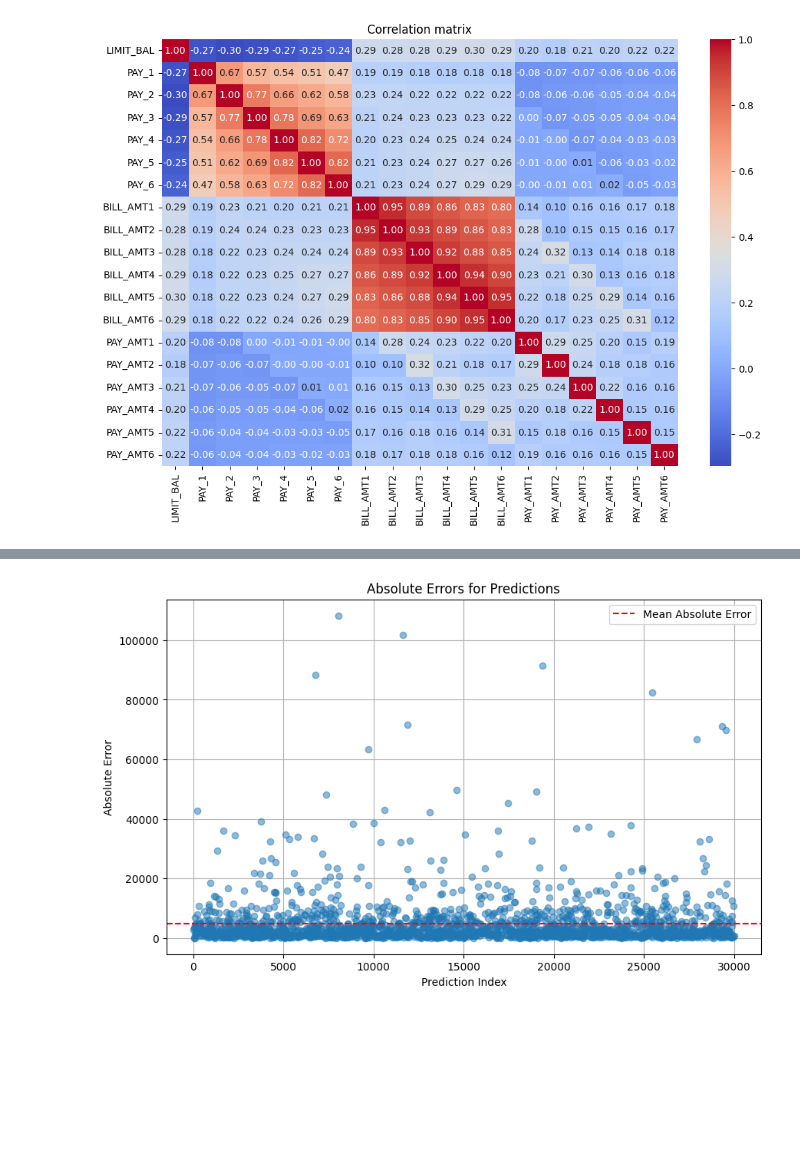
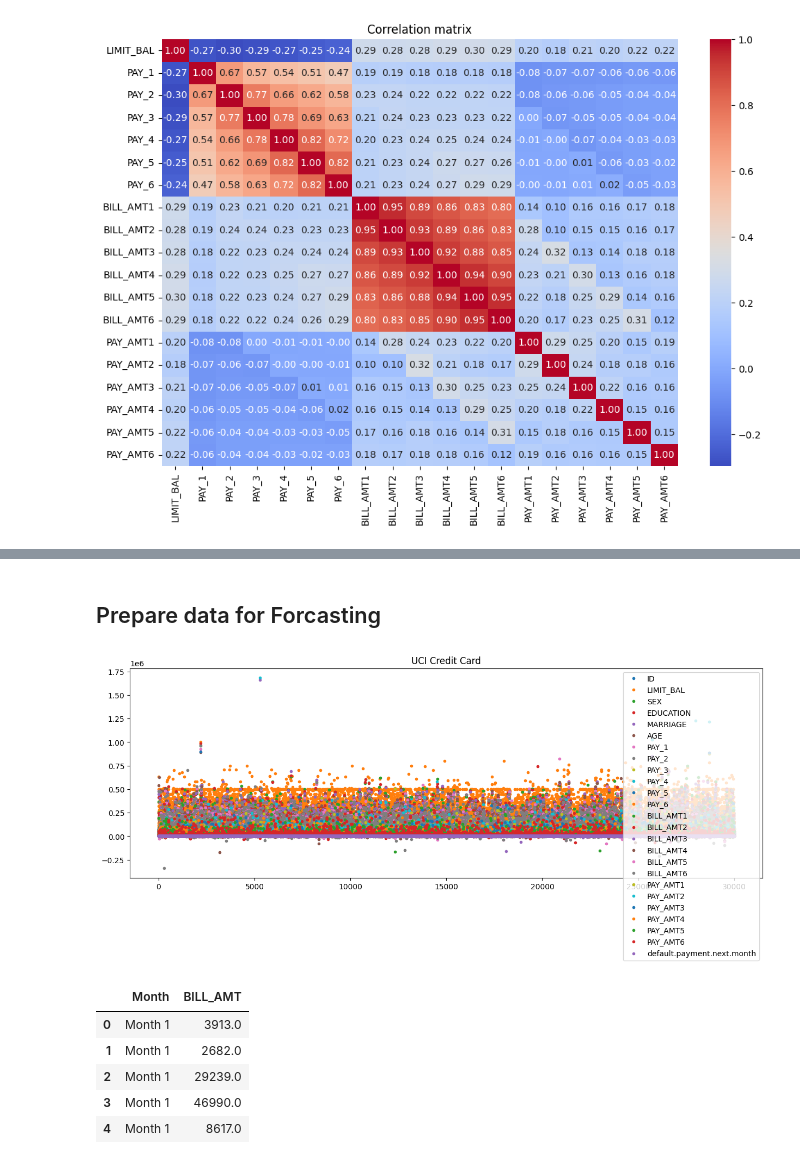
Before and after one commit to Generickle/credit-card-forecasting, a Jupyter notebook: CreditCardForecasting.ipynb, the cells around one changed output, grey strips where cells are left out. Drawn from its saved outputs; the diff is of its cells as text; code cells hidden in the pictures; blank space fills up the shorter version.

```diff
--- a/CreditCardForecasting.ipynb
+++ b/CreditCardForecasting.ipynb
@@ -414,14 +155,32 @@ plt.show()
-# %%
-# Error trend (Absolute Error per Prediction)
-absolute_errors = np.abs(residuals)
-plt.figure(figsize=(10, 6))
-plt.plot(absolute_errors, marker="o", linestyle="", alpha=0.5)
-plt.axhline(y=np.mean(absolute_errors), color="red", linestyle="--", label="Mean Absolute Error")
-plt.title("Absolute Errors for Predictions")
-plt.xlabel("Prediction Index")
-plt.ylabel("Absolute Error")
-plt.legend()
-plt.grid()
-plt.show()
-# %% [output]
-[figure, removed]
+# %% [markdown]
+## Prepare data for Forcasting
+# %%
+_ = data.plot(style='.', figsize=(15,5), title='UCI Credit Card')
+# %% [output]
+[figure, added]
+# %%
+# Reshape the data for plotting
+bill_amt_columns = ['BILL_AMT1', 'BILL_AMT2', 'BILL_AMT3', 'BILL_AMT4', 'BILL_AMT5', 'BILL_AMT6']
+data_melted = data.melt(id_vars=['ID'], value_vars=bill_amt_columns, var_name='Month', value_name='BILL_AMT')
+
+# Map the month names to more readable format
+month_mapping = {
+    'BILL_AMT1': 'Month 1',
+    'BILL_AMT2': 'Month 2',
+    'BILL_AMT3': 'Month 3',
+    'BILL_AMT4': 'Month 4',
+    'BILL_AMT5': 'Month 5',
+    'BILL_AMT6': 'Month 6'
+}
+data_melted['Month'] = data_melted['Month'].map(month_mapping)
+
+data_melted = data_melted[['Month', 'BILL_AMT']]
+
+data_melted.head()
+# %% [output]
+|  | Month | BILL_AMT |
+| 0 | Month 1 | 3913.0 |
+| 1 | Month 1 | 2682.0 |
+| 2 | Month 1 | 29239.0 |
+| 3 | Month 1 | 46990.0 |
+| 4 | Month 1 | 8617.0 |
```
Also changed, not shown: parts of 54 cells of this notebook.
